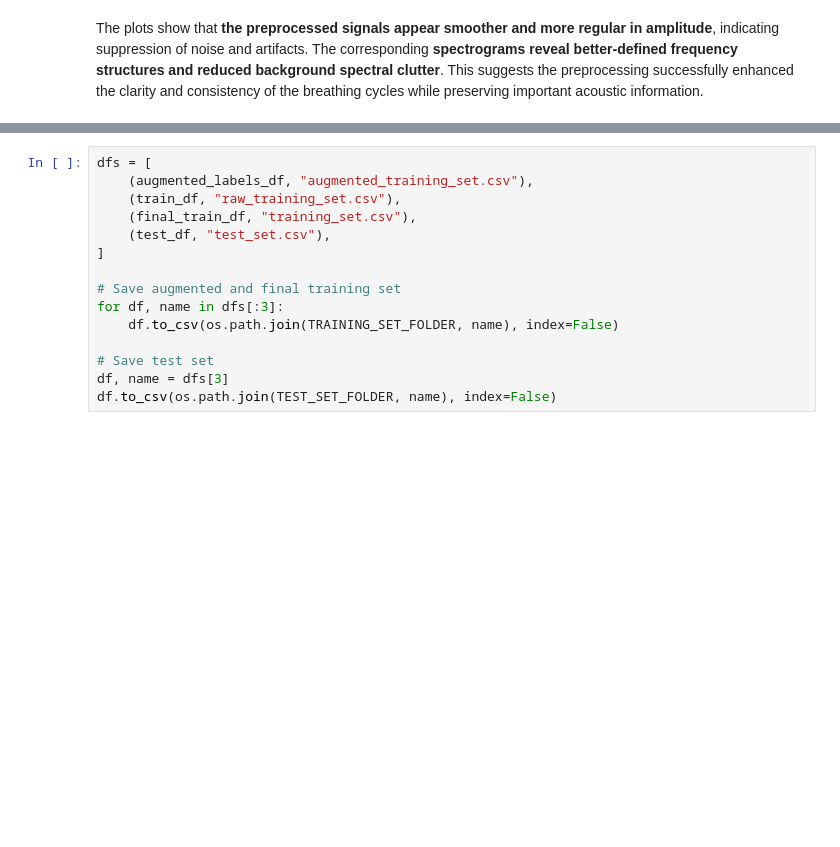
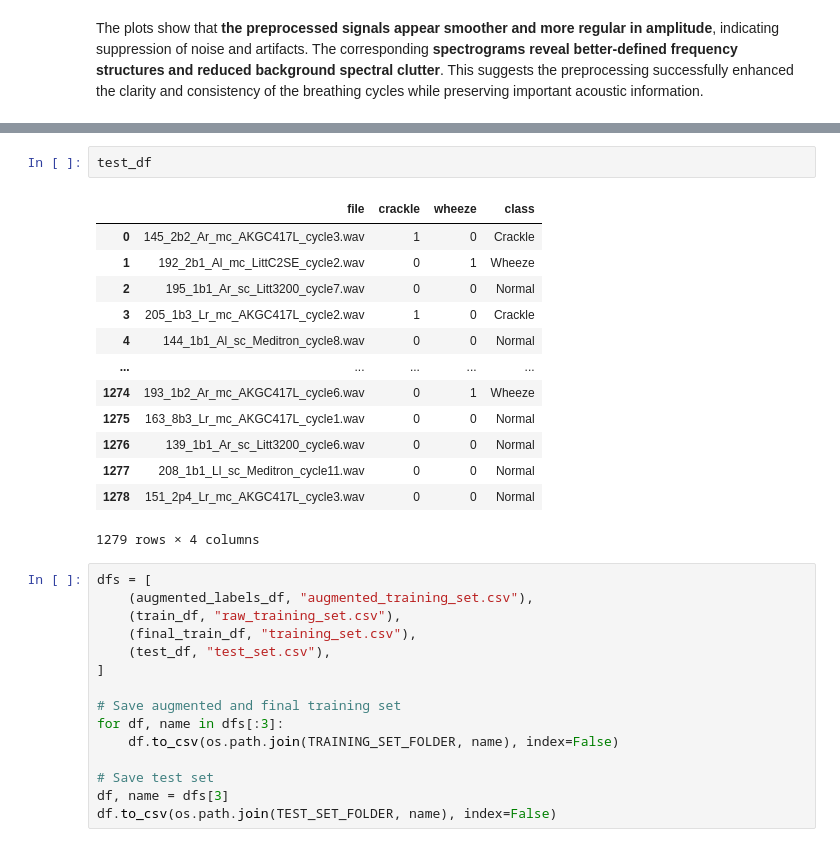
Before and after one commit to miltiadiss/CEID-MSc-Thesis, a Jupyter notebook: preprocessing.ipynb, the cells around one changed output, grey strips where cells are left out. Drawn from its saved outputs; the diff is of its cells as text; blank space fills up the shorter version.

```diff
--- a/preprocessing.ipynb
+++ b/preprocessing.ipynb
@@ -296,3 +332,19 @@ The plots show that **the preprocessed signals appear smoother and more regular
+# %%
+test_df
+# %% [output]
+|  | file | crackle | wheeze | class |
+| 0 | 145_2b2_Ar_mc_AKGC417L_cycle3.wav | 1 | 0 | Crackle |
+| 1 | 192_2b1_Al_mc_LittC2SE_cycle2.wav | 0 | 1 | Wheeze |
+| 2 | 195_1b1_Ar_sc_Litt3200_cycle7.wav | 0 | 0 | Normal |
+| 3 | 205_1b3_Lr_mc_AKGC417L_cycle2.wav | 1 | 0 | Crackle |
+| 4 | 144_1b1_Al_sc_Meditron_cycle8.wav | 0 | 0 | Normal |
+| ... | ... | ... | ... | ... |
+| 1274 | 193_1b2_Ar_mc_AKGC417L_cycle6.wav | 0 | 1 | Wheeze |
+| 1275 | 163_8b3_Lr_mc_AKGC417L_cycle1.wav | 0 | 0 | Normal |
+| 1276 | 139_1b1_Ar_sc_Litt3200_cycle6.wav | 0 | 0 | Normal |
+| 1277 | 208_1b1_Ll_sc_Meditron_cycle11.wav | 0 | 0 | Normal |
+| 1278 | 151_2p4_Lr_mc_AKGC417L_cycle3.wav | 0 | 0 | Normal |
+1279 rows × 4 columns
 # %%
 dfs = [
     (augmented_labels_df, "augmented_training_set.csv"),
```
Also changed, not shown: parts of 11 cells of this notebook.
